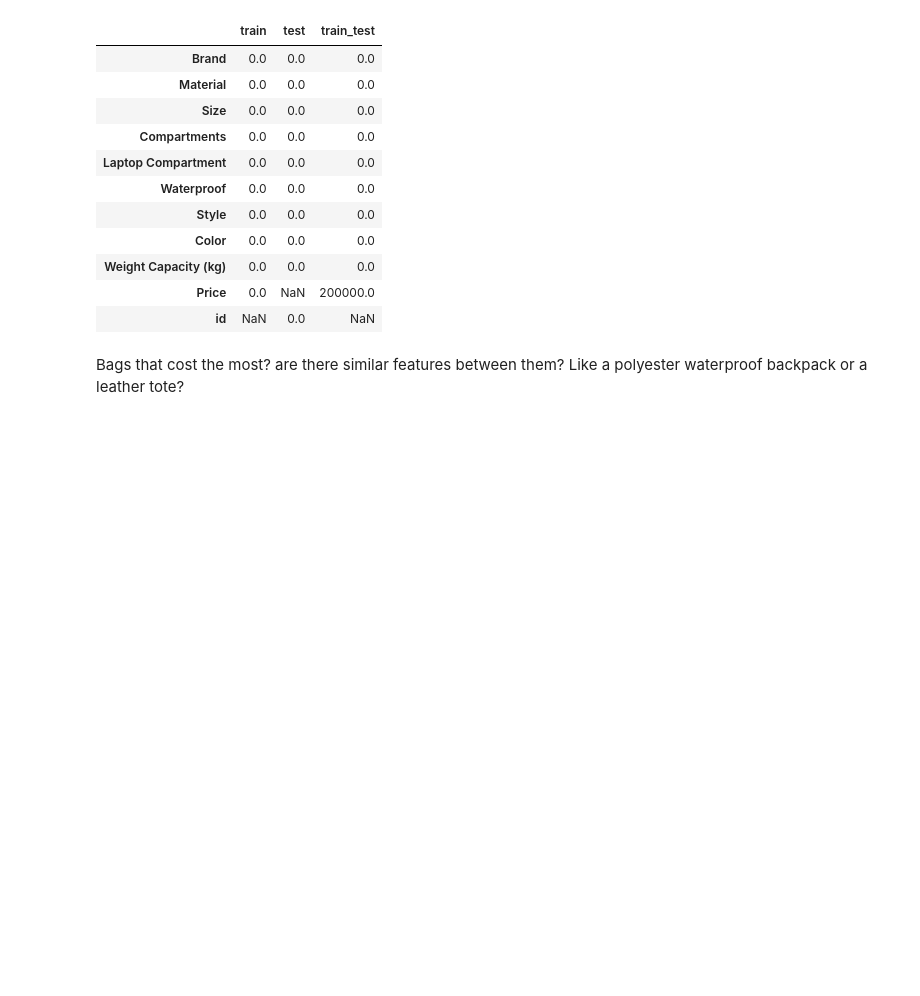
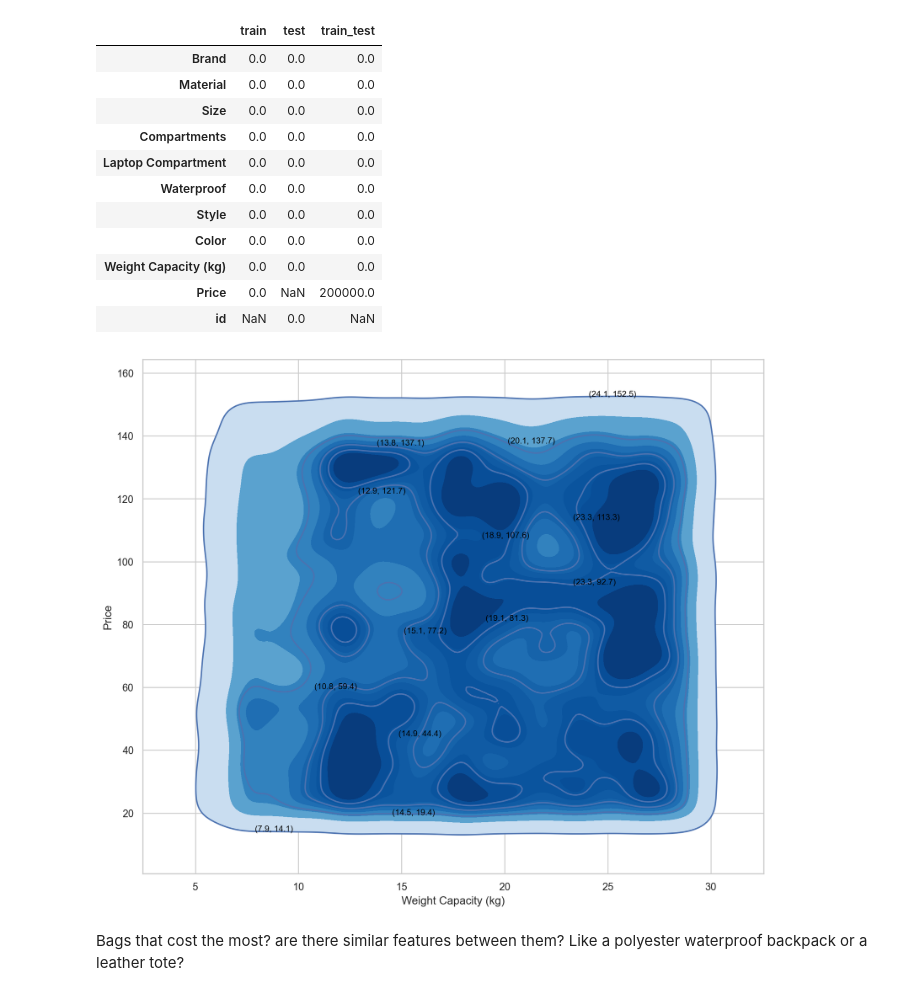
Before and after one commit to JordanPiper315/backpack_prediction_challenge, a Jupyter notebook: backpack_prediction_challenge.ipynb, the cells around one changed output. Cells and saved outputs as stored; diff of their text form; code cells hidden in the pictures; blank space fills up the shorter version.

```diff
--- a/backpack_prediction_challenge.ipynb
+++ b/backpack_prediction_challenge.ipynb
@@ -613,5 +618,26 @@ df.to_csv('train_test_no_missing_values.csv', index=False)
 train1_cleaned = pd.read_csv('data/train_no_missing_values.csv')
 test_cleaned = pd.read_csv('data/test_no_missing_values.csv')
 train_test_cleaned = pd.read_csv('data/train_test_no_missing_values.csv')
+# %%
+train1_cleaned['Weight Capacity (kg)'] = train1_cleaned['Weight Capacity (kg)'].round(0)
+# %%
+plt.figure(figsize=(12, 10))
+ax = sns.kdeplot(data=train1_cleaned, x='Weight Capacity (kg)', y = 'Price', fill=True, cmap='Blues', thresh=0.05, levels=10)
+x_vals = train1['Weight Capacity (kg)']
+y_vals = train1['Price']
+
+kde = sns.kdeplot(data=train1_cleaned, x='Weight Capacity (kg)', y='Price', levels=5)
+contours = kde.collections
+
+for collection in contours:
+  for path in collection.get_paths():
+    verts=path.vertices
+    if len(verts) > 0:
+      x, y = verts[len(verts) // 2]
+      ax.text(x, y, f"({x:.1f}, {y:.1f})", fontsize=9, color='black')
+
+plt.show()
+# %% [output]
+[figure, added]
 # %% [markdown]
 Bags that cost the most? are there similar features between them? Like a polyester waterproof backpack or a leather tote?
```
Also changed, not shown: parts of 17 cells of this notebook.
